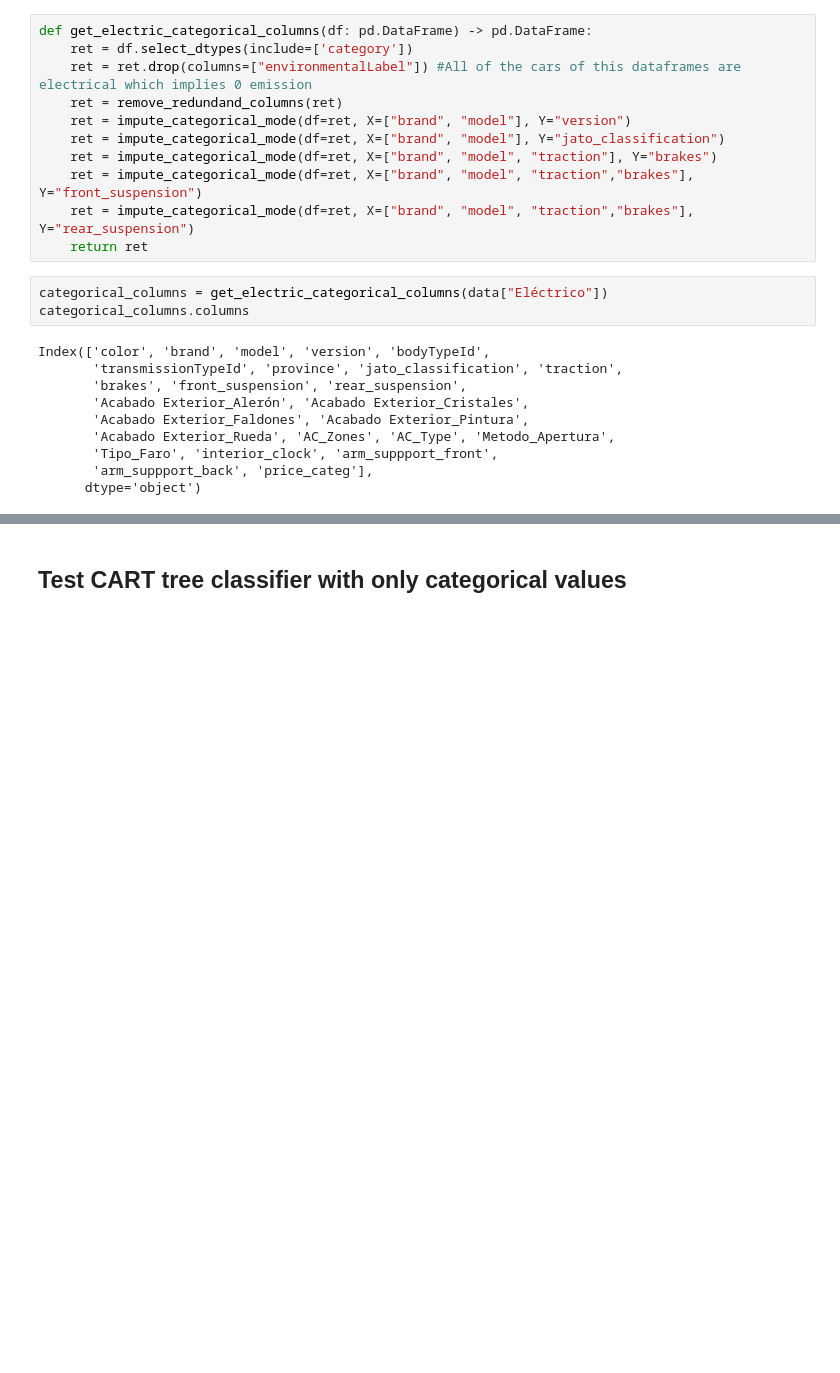
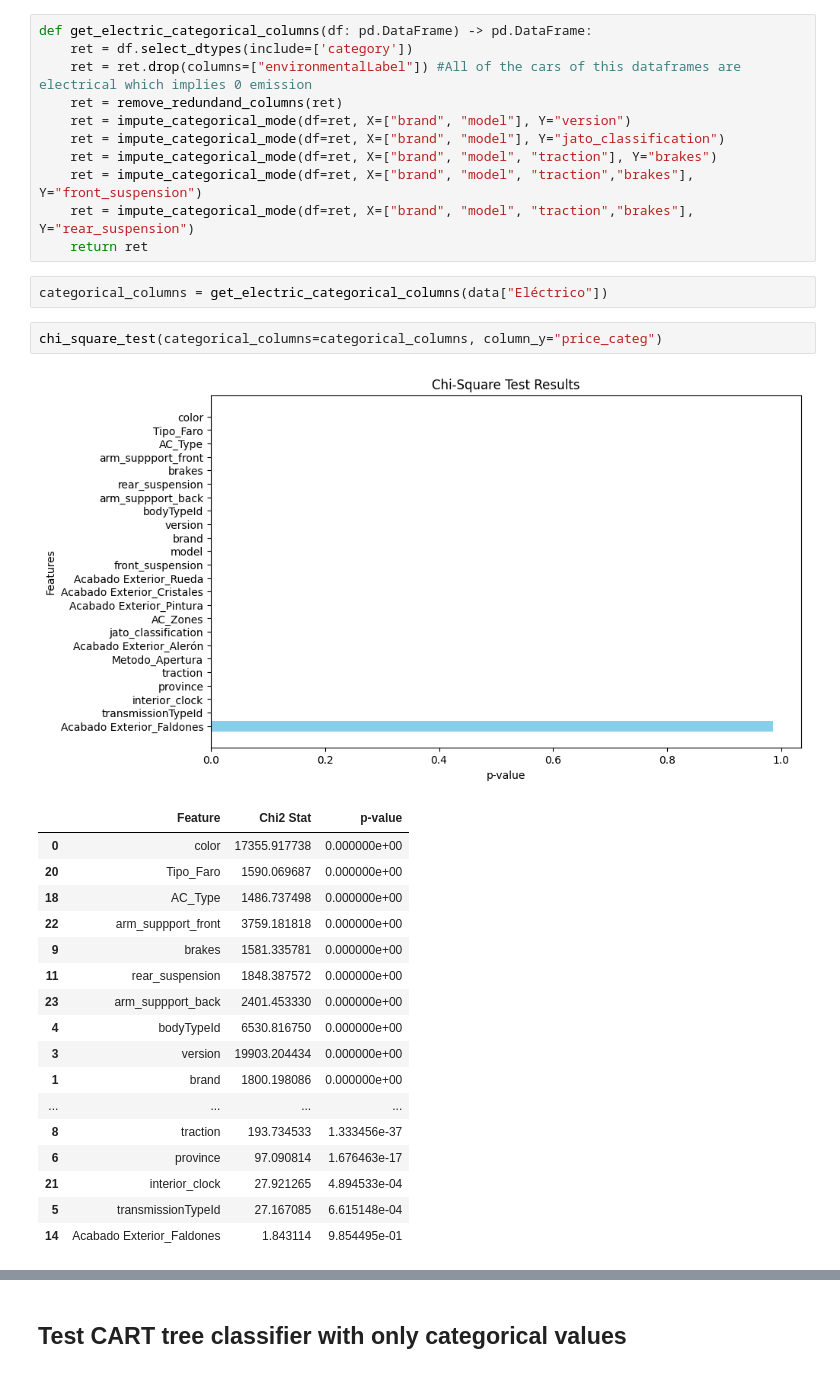
Before and after one commit to Lingfeng555/Cars_Price_Prediction, a Jupyter notebook: CART/Cart3.ipynb, the cells around one changed output, grey strips where cells are left out. Saved outputs shown, nothing was run; the diff lists cells and outputs as text; blank space fills up the shorter version.

```diff
--- a/CART/Cart3.ipynb
+++ b/CART/Cart3.ipynb
@@ -429,15 +429,25 @@ def get_electric_categorical_columns(df: pd.DataFrame) -> pd.DataFrame:
     return ret
 # %%
 categorical_columns = get_electric_categorical_columns(data["Eléctrico"])
-categorical_columns.columns
-# %% [output]
-Index(['color', 'brand', 'model', 'version', 'bodyTypeId',
-       'transmissionTypeId', 'province', 'jato_classification', 'traction',
-       'brakes', 'front_suspension', 'rear_suspension',
-       'Acabado Exterior_Alerón', 'Acabado Exterior_Cristales',
-       'Acabado Exterior_Faldones', 'Acabado Exterior_Pintura',
-       'Acabado Exterior_Rueda', 'AC_Zones', 'AC_Type', 'Metodo_Apertura',
-       'Tipo_Faro', 'interior_clock', 'arm_suppport_front',
-       'arm_suppport_back', 'price_categ'],
-      dtype='object')
+# %%
+chi_square_test(categorical_columns=categorical_columns, column_y="price_categ")
+# %% [output]
+[figure, added]
+|  | Feature | Chi2 Stat | p-value |
+| 0 | color | 17355.917738 | 0.000000e+00 |
+| 20 | Tipo_Faro | 1590.069687 | 0.000000e+00 |
+| 18 | AC_Type | 1486.737498 | 0.000000e+00 |
+| 22 | arm_suppport_front | 3759.181818 | 0.000000e+00 |
+| 9 | brakes | 1581.335781 | 0.000000e+00 |
+| 11 | rear_suspension | 1848.387572 | 0.000000e+00 |
+| 23 | arm_suppport_back | 2401.453330 | 0.000000e+00 |
+| 4 | bodyTypeId | 6530.816750 | 0.000000e+00 |
+| 3 | version | 19903.204434 | 0.000000e+00 |
+| 1 | brand | 1800.198086 | 0.000000e+00 |
+| ... | ... | ... | ... |
+| 8 | traction | 193.734533 | 1.333456e-37 |
+| 6 | province | 97.090814 | 1.676463e-17 |
+| 21 | interior_clock | 27.921265 | 4.894533e-04 |
+| 5 | transmissionTypeId | 27.167085 | 6.615148e-04 |
+| 14 | Acabado Exterior_Faldones | 1.843114 | 9.854495e-01 |
 # %%
```
Also changed, not shown: parts of 22 cells of this notebook, 1 other file.
